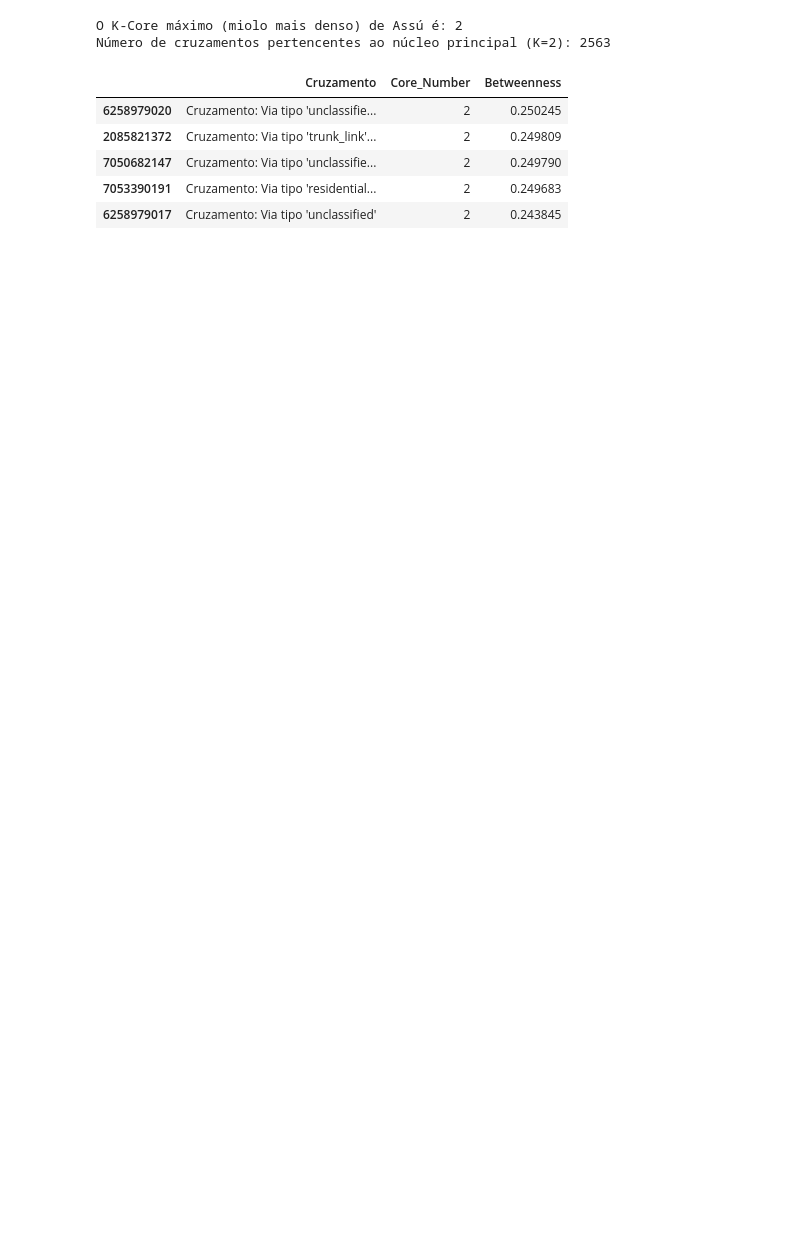
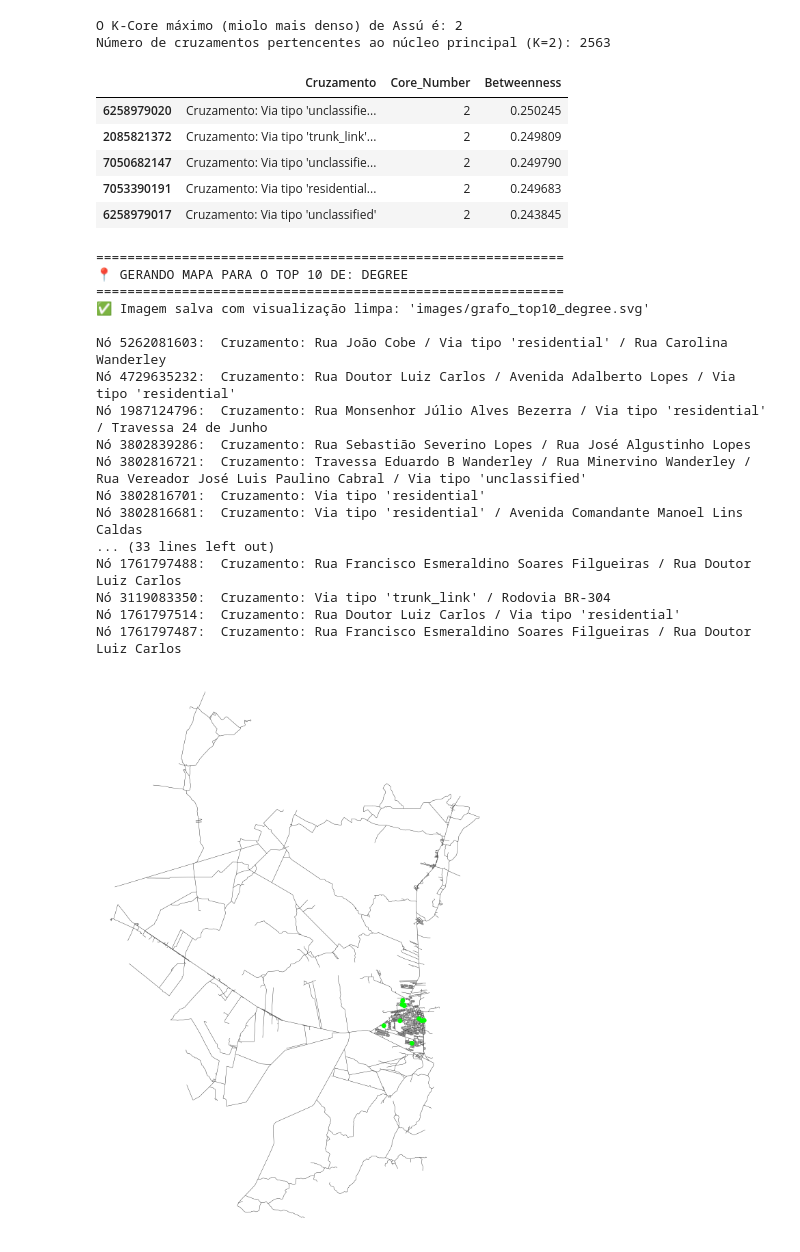
Before and after one commit to JPOC02/Structural_Analysis_Urban-Networks_OSMnx_NetworkX_Gephi, a Jupyter notebook: init.ipynb, the cells around one changed output. Drawn from its saved outputs; the diff is of its cells as text; code cells hidden in the pictures; blank space fills up the shorter version.

```diff
--- a/init.ipynb
+++ b/init.ipynb
@@ -177,3 +121,70 @@ Número de cruzamentos pertencentes ao núcleo principal (K=2): 2563
 | 7050682147 | Cruzamento: Via tipo 'unclassifie... | 2 | 0.249790 |
 | 7053390191 | Cruzamento: Via tipo 'residential... | 2 | 0.249683 |
 | 6258979017 | Cruzamento: Via tipo 'unclassified' | 2 | 0.243845 |
+# %%
+
+metricas_para_plotar = {
+    'Degree': 'lime',
+    'Betweenness': 'magenta',
+    'Closeness': 'cyan'
+}
+
+for metrica, cor in metricas_para_plotar.items():
+    print(f"{'='*60}")
+    print(f"📍 GERANDO MAPA PARA O TOP 10 DE: {metrica.upper()}")
+    print(f"{'='*60}")
+
+    top_10_nos = df_metricas.sort_values(by=metrica, ascending=False).head(10).index.tolist()
+
+    cores_dos_nos = []
+    tamanhos_dos_nos = []
+
+    for no in G_undirected.nodes():
+        if no in top_10_nos:
+            cores_dos_nos.append(cor)
+            tamanhos_dos_nos.append(25)
+        else:
+            cores_dos_nos.append('none')
+            tamanhos_dos_nos.append(0)
+
+    caminho_arquivo = f"images/grafo_top10_{metrica.lower()}.svg"
+
+    fig, ax = ox.plot_graph(
+        G_undirected,
+        node_color=cores_dos_nos,
+        node_size=tamanhos_dos_nos,
+        node_zorder=3,
+        edge_color="#222222",
+        edge_linewidth=0.3,
+        bgcolor="black",
+        show=False,
+        save=True,
+        filepath=caminho_arquivo,
+        dpi=300
+    )
+
+    print(f"✅ Imagem salva com visualização limpa: '{caminho_arquivo}'\n")
+    for no in top_10_nos:
+        cruzamento_info = df_metricas.loc[no, 'Cruzamento']
+        print(f"Nó {no}: {cruzamento_info}")
+
+    print("\n")
+# %% [output]
+============================================================
+📍 GERANDO MAPA PARA O TOP 10 DE: DEGREE
+============================================================
+✅ Imagem salva com visualização limpa: 'images/grafo_top10_degree.svg'
+
+Nó 5262081603:  Cruzamento: Rua João Cobe / Via tipo 'residential' / Rua Carolina Wanderley
+Nó 4729635232:  Cruzamento: Rua Doutor Luiz Carlos / Avenida Adalberto Lopes / Via tipo 'residential'
+Nó 1987124796:  Cruzamento: Rua Monsenhor Júlio Alves Bezerra / Via tipo 'residential' / Travessa 24 de Junho
+Nó 3802839286:  Cruzamento: Rua Sebastião Severino Lopes / Rua José Algustinho Lopes
+Nó 3802816721:  Cruzamento: Travessa Eduardo B Wanderley / Rua Minervino Wanderley / Rua Vereador José Luis Paulino Cabral / Via tipo 'unclassified'
+Nó 3802816701:  Cruzamento: Via tipo 'residential'
+Nó 3802816681:  Cruzamento: Via tipo 'residential' / Avenida Comandante Manoel Lins Caldas
+... (33 lines left out)
+Nó 1761797488:  Cruzamento: Rua Francisco Esmeraldino Soares Filgueiras / Rua Doutor Luiz Carlos
+Nó 3119083350:  Cruzamento: Via tipo 'trunk_link' / Rodovia BR-304
+Nó 1761797514:  Cruzamento: Rua Doutor Luiz Carlos / Via tipo 'residential'
+Nó 1761797487:  Cruzamento: Rua Francisco Esmeraldino Soares Filgueiras / Rua Doutor Luiz Carlos
+[figure, new version]
```
Also changed, not shown: parts of 11 cells of this notebook.
